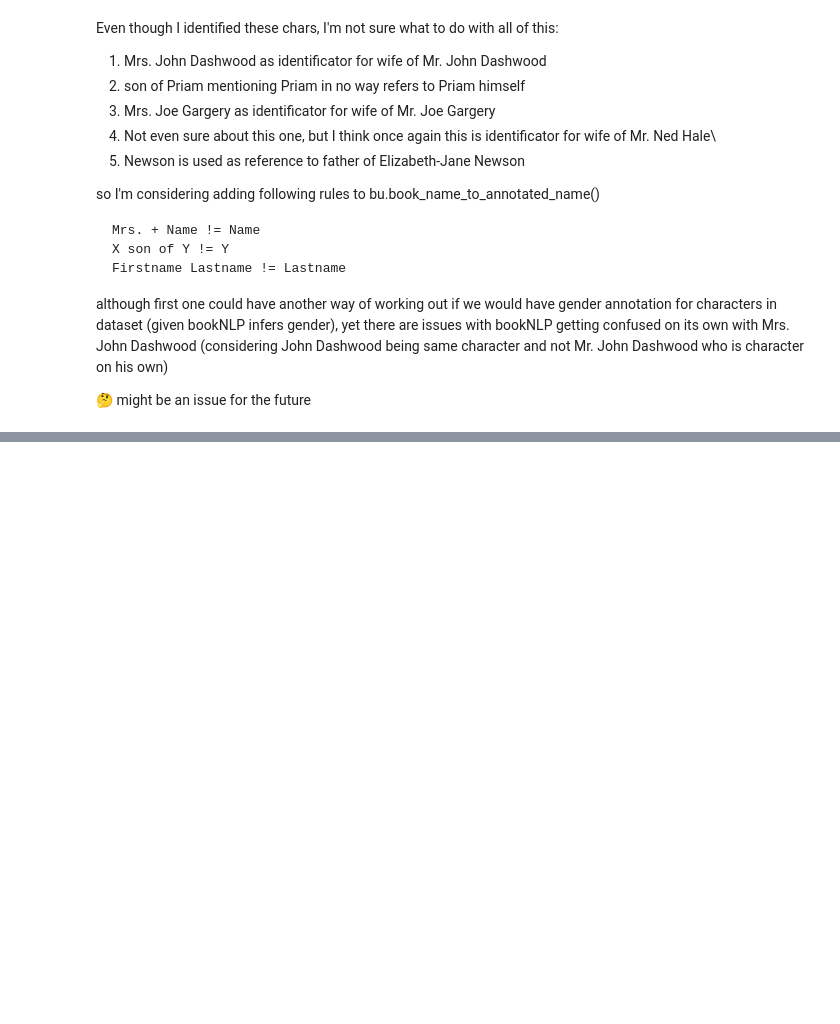
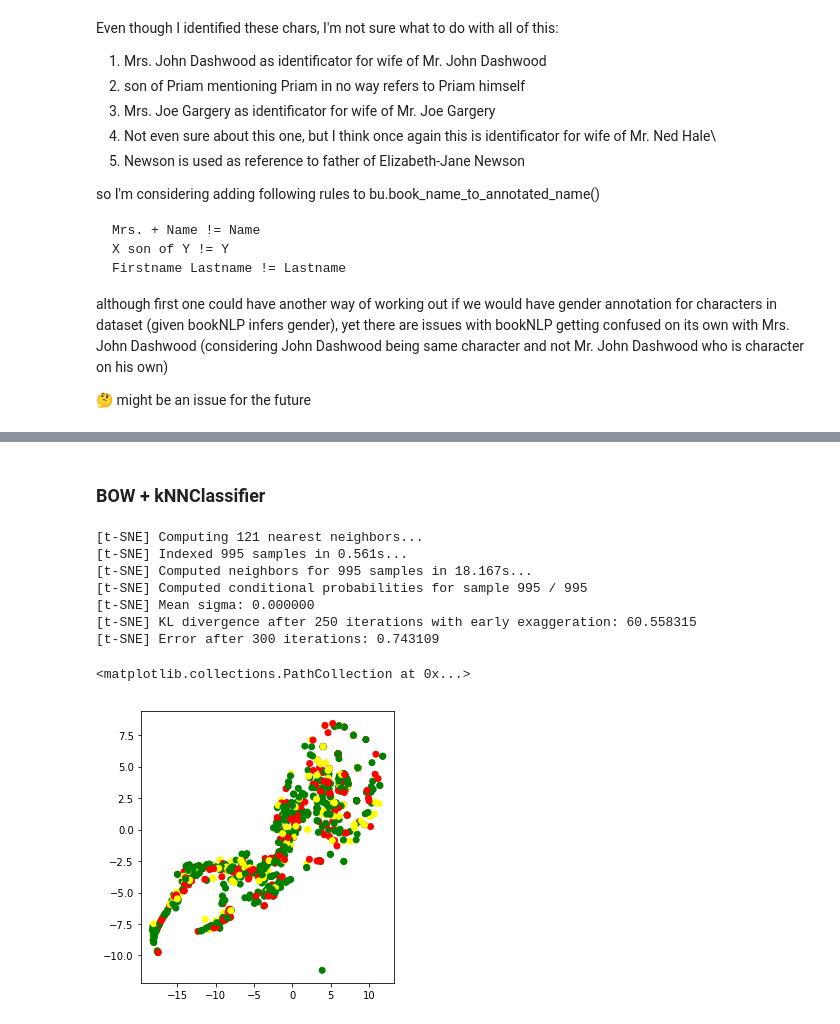
Before and after one commit to sudodoki/final-project-public, a Jupyter notebook: experiment-2/Experiment-2-improving-baseline.ipynb, the cells around one changed output, grey strips where cells are left out. Cells and saved outputs as stored; diff of their text form; code cells hidden in the pictures; blank space fills up the shorter version.

```diff
--- a/experiment-2/Experiment-2-improving-baseline.ipynb
+++ b/experiment-2/Experiment-2-improving-baseline.ipynb
@@ -274,0 +593,2 @@ although first one could have another way of working out if we would have gender
+# %%
+vectorizer.fit(all_paragraphs)
@@ -274,0 +615,8 @@ although first one could have another way of working out if we would have gender
+# %%
+def report(cross_scores):
+    for mode in ['test', 'train']:
+        print(f'On {mode} ', end='')
+        for metric in ['precision', 'recall', 'f1']:
+            nums = cross_scores[f'{mode}_{metric}_macro']
+            print(f' avg {metric}: {avg(nums):.2f} ± {np.std(nums):.2f}', end = '')
+        print('')
@@ -274,0 +769,41 @@ although first one could have another way of working out if we would have gender
+# %% [markdown]
+### BOW + kNNClassifier
+# %%
+X = X_train_aff
+y = y_train_aff.map(score_to_label)
+vectorizer = CountVectorizer()
+vectorizer.fit(all_paragraphs)
+X_vec = vectorizer.transform(paragraph_mapper.transform(X))
+# %%
+col_map = {
+    'negative': 'red',
+    'neutral': 'yellow',
+    'positive': 'green'
+}
+colors = y.map(lambda val: col_map[val])
+# %%
+import numpy as np
+from matplotlib import pyplot as plt
+%matplotlib inline
+from sklearn.manifold import TSNE
+
+tsne = TSNE(n_components=2, verbose=1, perplexity=40, n_iter=300)
+tsne_results = tsne.fit_transform(X_vec.toarray())
+
+# plot the result
+vis_x = tsne_results[:, 0]
+vis_y = tsne_results[:, 1]
+
+plt.figure(figsize=(10, 5))
+plt.subplot(121)
+plt.scatter(vis_x, vis_y, c=colors)
+# %% [output]
+[t-SNE] Computing 121 nearest neighbors...
+[t-SNE] Indexed 995 samples in 0.561s...
+[t-SNE] Computed neighbors for 995 samples in 18.167s...
+[t-SNE] Computed conditional probabilities for sample 995 / 995
+[t-SNE] Mean sigma: 0.000000
+[t-SNE] KL divergence after 250 iterations with early exaggeration: 60.558315
+[t-SNE] Error after 300 iterations: 0.743109
+<matplotlib.collections.PathCollection at 0x...>
+[figure, added]
```
Also changed, not shown: parts of 56 cells of this notebook, 3 other files.
